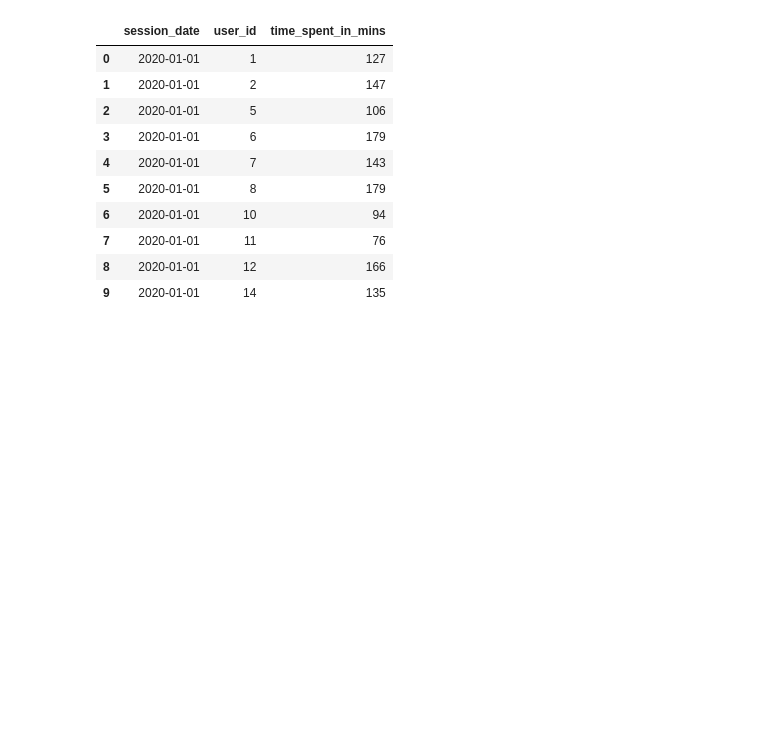
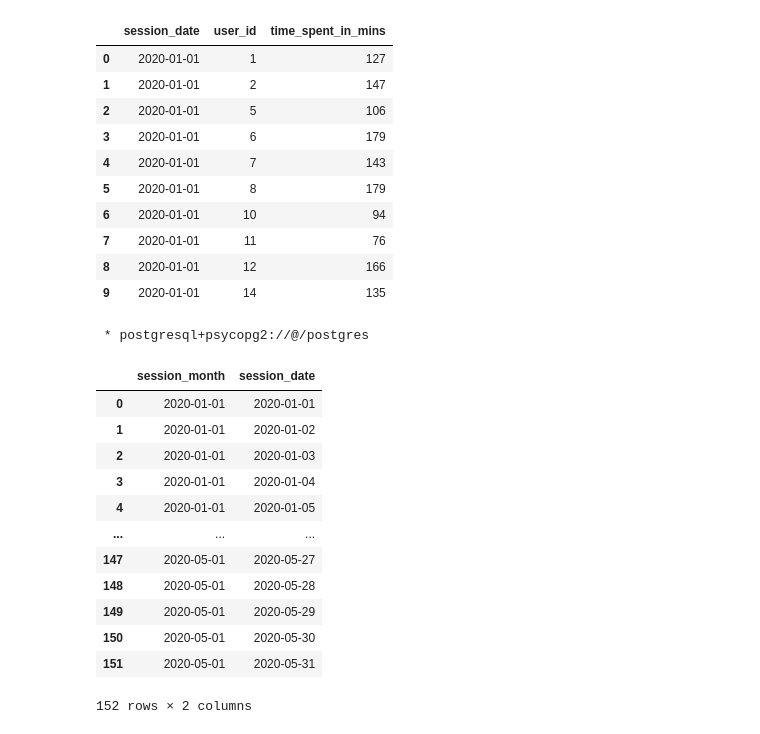
Before and after one commit to datacamp/data-analysis-in-sql-live-training, a Jupyter notebook: notebooks/PostgreSQL_live_session_template.ipynb, the cells around one changed output. Drawn from its saved outputs; the diff is of its cells as text; code cells hidden in the pictures; blank space fills up the shorter version.

```diff
--- a/notebooks/PostgreSQL_live_session_template.ipynb
+++ b/notebooks/PostgreSQL_live_session_template.ipynb
@@ -86,3 +86,26 @@ LIMIT 10;
 | 7 | 2020-01-01 | 11 | 76 |
 | 8 | 2020-01-01 | 12 | 166 |
 | 9 | 2020-01-01 | 14 | 135 |
+# %%
+%%sql
+
+SELECT DISTINCT
+  DATE_TRUNC('month', session_date) :: DATE AS session_month,
+  session_date
+FROM user_sessions
+ORDER BY session_date ASC;
+# %% [output]
+ * postgresql+psycopg2://@/postgres
+|  | session_month | session_date |
+| 0 | 2020-01-01 | 2020-01-01 |
+| 1 | 2020-01-01 | 2020-01-02 |
+| 2 | 2020-01-01 | 2020-01-03 |
+| 3 | 2020-01-01 | 2020-01-04 |
+| 4 | 2020-01-01 | 2020-01-05 |
+| ... | ... | ... |
+| 147 | 2020-05-01 | 2020-05-27 |
+| 148 | 2020-05-01 | 2020-05-28 |
+| 149 | 2020-05-01 | 2020-05-29 |
+| 150 | 2020-05-01 | 2020-05-30 |
+| 151 | 2020-05-01 | 2020-05-31 |
+152 rows × 2 columns
```
Also changed, not shown: parts of 7 cells of this notebook.
